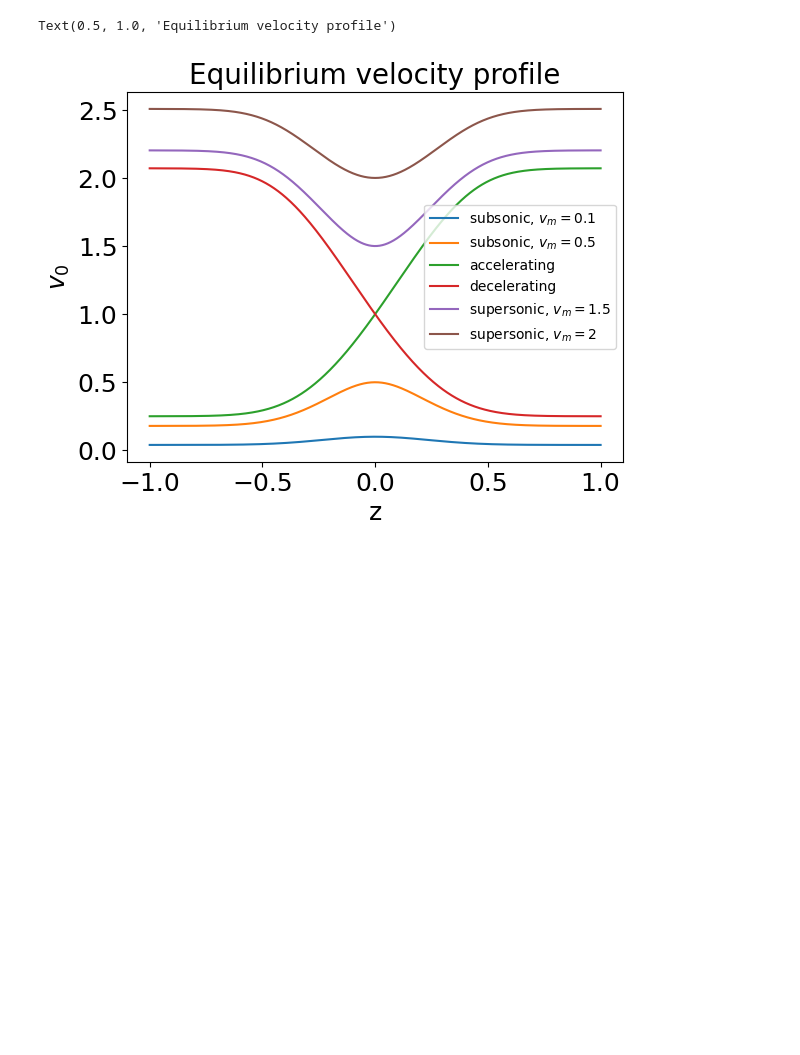
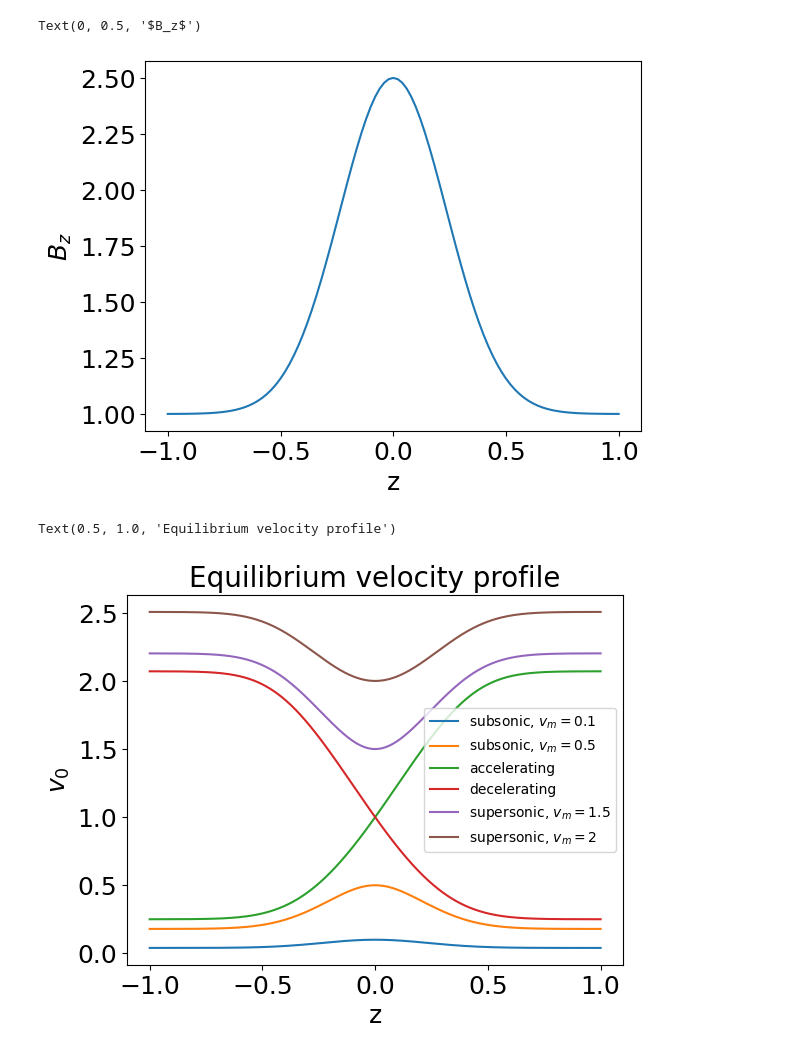
Before and after one commit to HuntFeng/magnetic-nozzle-spectral-instability, a Jupyter notebook: plotting.ipynb, the cells around one changed output. Saved outputs shown, nothing was run; the diff lists cells and outputs as text; code cells hidden in the pictures; blank space fills up the shorter version.

```diff
--- a/plotting.ipynb
+++ b/plotting.ipynb
@@ -30,3 +29,10 @@ fig.tight_layout()
+# %%
+plt.plot(x,B)
+plt.xlabel("z")
+plt.ylabel("$B_z$")
+# %% [output]
+Text(0, 0.5, '$B_z$')
+[figure, added]
 # %%
 params_list = [
     Params(Mm=0.1, constant_v=False),
```
Also changed, not shown: parts of 2 cells of this notebook, 12 other files.
